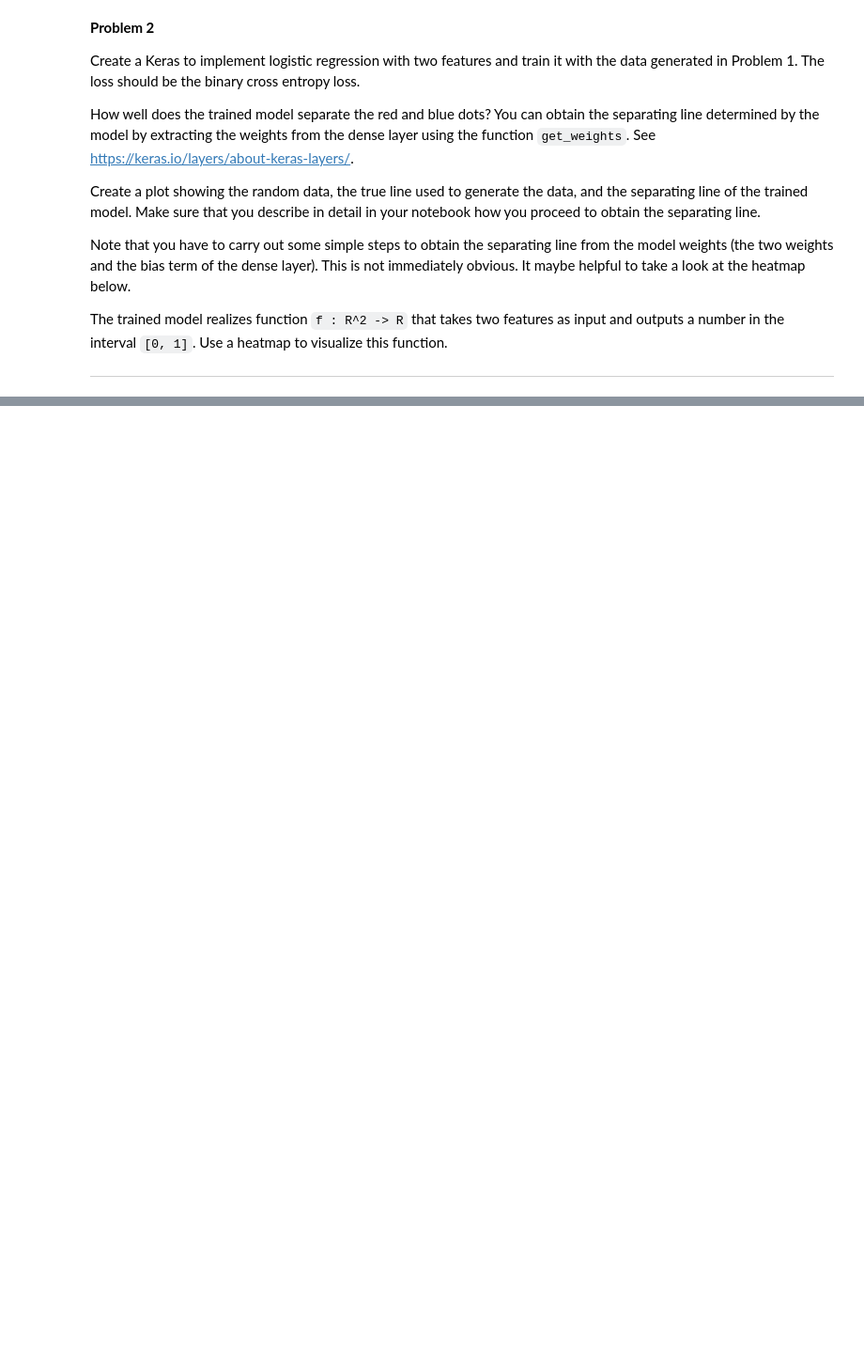
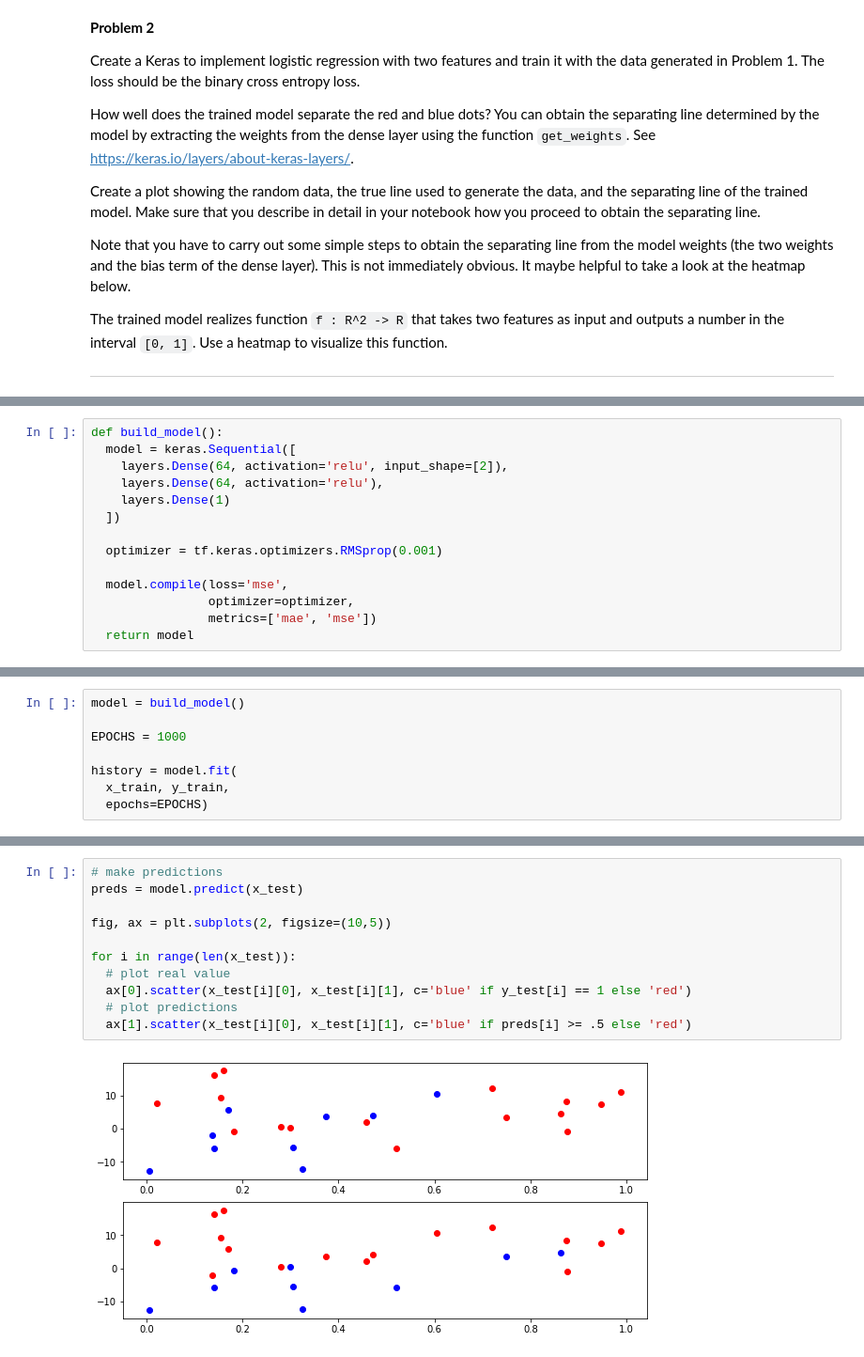
Before and after one commit to nspeer12/AI_CAP4630, a Jupyter notebook: hw3.ipynb, the cells around one changed output, grey strips where cells are left out. Shown at 94% size. Drawn from its saved outputs; the diff is of its cells as text; blank space fills up the shorter version.

```diff
--- a/hw3.ipynb
+++ b/hw3.ipynb
@@ -109,0 +85,14 @@ Epoch 100/100
+# %%
+def build_model():
+  model = keras.Sequential([
+    layers.Dense(64, activation='relu', input_shape=[2]),
+    layers.Dense(64, activation='relu'),
+    layers.Dense(1)
+  ])
+
+  optimizer = tf.keras.optimizers.RMSprop(0.001)
+
+  model.compile(loss='mse',
+                optimizer=optimizer,
+                metrics=['mae', 'mse'])
+  return model
@@ -109,0 +104,8 @@ Epoch 100/100
+# %%
+model = build_model()
+
+EPOCHS = 1000
+
+history = model.fit(
+  x_train, y_train,
+  epochs=EPOCHS)
@@ -109,0 +130,13 @@ Epoch 100/100
+# %%
+# make predictions
+preds = model.predict(x_test)
+
+fig, ax = plt.subplots(2, figsize=(10,5))
+
+for i in range(len(x_test)):
+  # plot real value
+  ax[0].scatter(x_test[i][0], x_test[i][1], c='blue' if y_test[i] == 1 else 'red')
+  # plot predictions
+  ax[1].scatter(x_test[i][0], x_test[i][1], c='blue' if preds[i] >= .5 else 'red')
+# %% [output]
+[figure, added]
```
Also changed, not shown: parts of 7 cells of this notebook.
